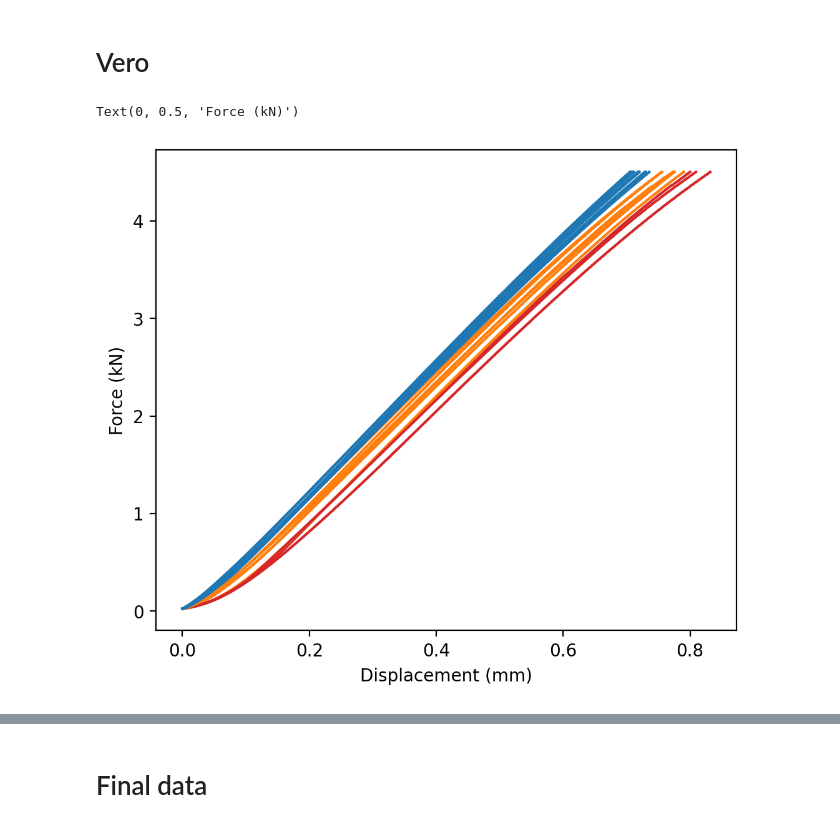
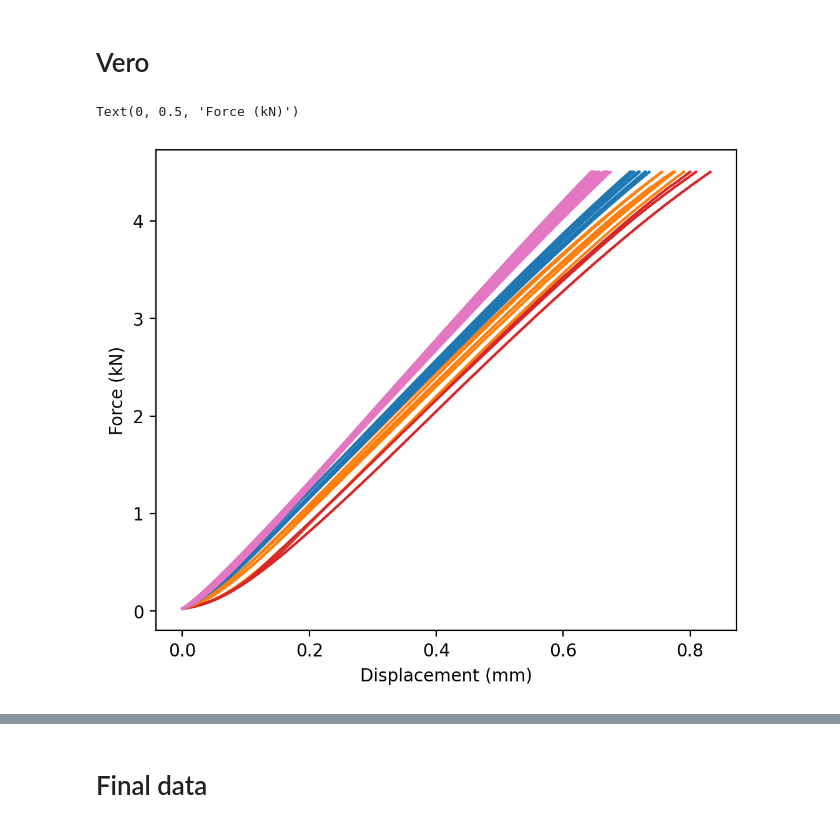
Before and after one commit to MattyOram/phd, a Jupyter notebook: WorkPackages/TMCJ-Contact/Experimental/notebooks/Experiments/cylinders/cylinders1.ipynb, the cells around one changed output, grey strips where cells are left out. Cells and saved outputs as stored; diff of their text form; code cells hidden in the pictures.

```diff
--- a/WorkPackages/TMCJ-Contact/Experimental/notebooks/Experiments/cylinders/cylinders1.ipynb
+++ b/WorkPackages/TMCJ-Contact/Experimental/notebooks/Experiments/cylinders/cylinders1.ipynb
@@ -19,32 +19,32 @@ fig, ax = plt.subplots(nrows, ncols, figsize=(6*ncols, 5*nrows), dpi=200)
 orient_idx = -8
 c_orig = {'V':'C0', 'H': 'C1', 'H1': 'C3'}
 F0 = 25*1e-3
 for path in orig_path.glob(glob):
     data_raw = get_instron_data(path, False)
     data = data_raw[data_raw['force'] >= F0] # get data after initial load
     data['displacement'] -= data['displacement'].min() # reset displacement
 
     orient = 'H1' if path.name[orient_idx] == 'H' and path.name[-5] == '1' else path.name[orient_idx]
     ax.plot(data['displacement'], data['force'], c=c_orig[orient])
 
 
 # New test #
 
 new_path = Path('../../../LabData/materialsTesting/cylinders/vero/20260428')
 
 c_new = {'V':'C4', 'H': 'C5'}
 glob = '**/*.csv'
 F0 = 25*1e-3
 for path in new_path.glob(glob):
     data_raw = get_instron_data(path, False)
     data = data_raw[data_raw['force'] >= F0] # get data after initial load
     data['displacement'] -= data['displacement'].min() # reset displacement
 
     #orient = path.name[orient_idx]
-    #ax.plot(data['displacement'], data['force'], c='C6')
+    ax.plot(data['displacement'], data['force'], c='C6')
 
 ax.set_xlabel('Displacement (mm)')
 ax.set_ylabel('Force (kN)')
 # %% [output]
 Text(0, 0.5, 'Force (kN)')
-[figure, old version]
+[figure, new version]
```
Also changed, not shown: parts of 4 cells of this notebook.
